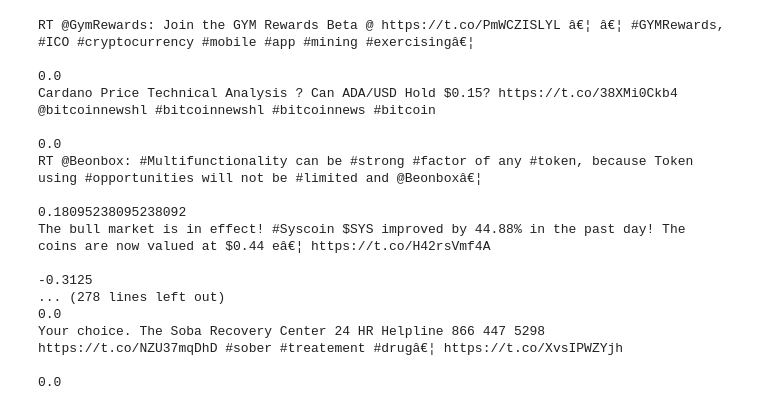
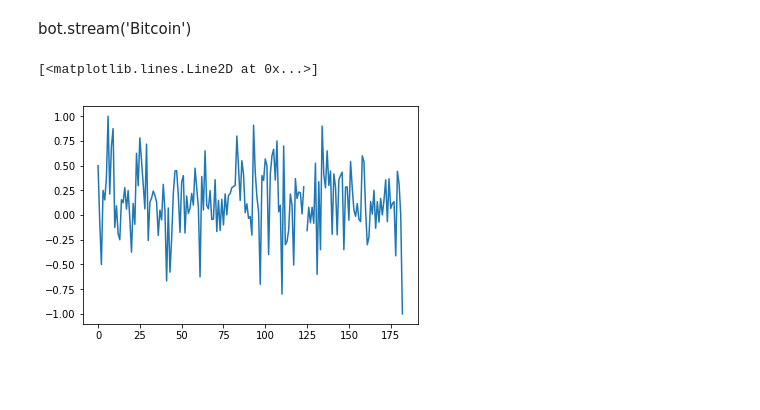
Before and after one commit to Hamifthi/Twitter-Api, a Jupyter notebook: sentiment.ipynb, the cells around one changed output. Cells and saved outputs as stored; diff of their text form; code cells hidden in the pictures; blank space fills up the shorter version.

```diff
--- a/sentiment.ipynb
+++ b/sentiment.ipynb
@@ -65,26 +9,0 @@ the accuracy for negetive is 49.141716566866265 with 2505 examples
-# %%
-with open ('tweetDb.txt') as data:
-    for line in data.readlines():
-        print(line)
-        text = TextBlob(line)
-        print(text.sentiment.polarity)
-#         if text.sentiment.polarity > 0.000001:
-#             if text.sentiment.polarity > 0:
-# %% [output]
-RT @GymRewards: Join the GYM Rewards Beta @ https://t.co/PmWCZISLYL â€¦ â€¦ #GYMRewards, #ICO #cryptocurrency #mobile #app #mining #exercisingâ€¦
-
-0.0
-Cardano Price Technical Analysis ? Can ADA/USD Hold $0.15? https://t.co/38XMi0Ckb4 @bitcoinnewshl #bitcoinnewshl #bitcoinnews #bitcoin
-
-0.0
-RT @Beonbox: #Multifunctionality can be #strong #factor of any #token, because Token using #opportunities will not be #limited and @Beonboxâ€¦
-
-0.18095238095238092
-The bull market is in effect! #Syscoin $SYS improved by 44.88% in the past day! The coins are now valued at $0.44 eâ€¦ https://t.co/H42rsVmf4A
-
--0.3125
-... (278 lines left out)
-0.0
-Your choice. The Soba Recovery Center 24 HR Helpline 866 447 5298  https://t.co/NZU37mqDhD #sober #treatement #drugâ€¦ https://t.co/XvsIPWZYjh
-
-0.0
@@ -90,0 +15,21 @@ Your choice. The Soba Recovery Center 24 HR Helpline 866 447 5298  https://t.co/
+# %% [markdown]
+bot.stream('Bitcoin')
+# %%
+def cleanTweets(tweet):
+    return re.sub('''https?:?\/?\/?(www\.)?[a-zA-Z0-9@:%._\+~#=]*\/[a-zA-Z0-9@:%._\+~#=]*|(RT @[a-zA-Z0-9:_]*)|(Telegram group:)|[^a-zA-Z0-9#?@&!=_:;,’$.…'"\s]+''', "", tweet)
+# %%
+listOfCleanedTweets = []
+with open ('tweetDB.txt', 'r') as file:
+    for line in file.readlines():
+        line = cleanTweets(line)
+        listOfCleanedTweets.append(line)
+# %%
+listOfPolarity = []
+for line in listOfCleanedTweets:
+    listOfPolarity.append(TextBlob(line).sentiment.polarity if TextBlob(line).sentiment.polarity != 0 else None)
+listOfPolarity = list(set(listOfPolarity))
+# %%
+plt.plot(listOfPolarity)
+# %% [output]
+[<matplotlib.lines.Line2D at 0x...>]
+[figure, added]
```
Also changed, not shown: parts of 9 cells of this notebook, 2 other files.
